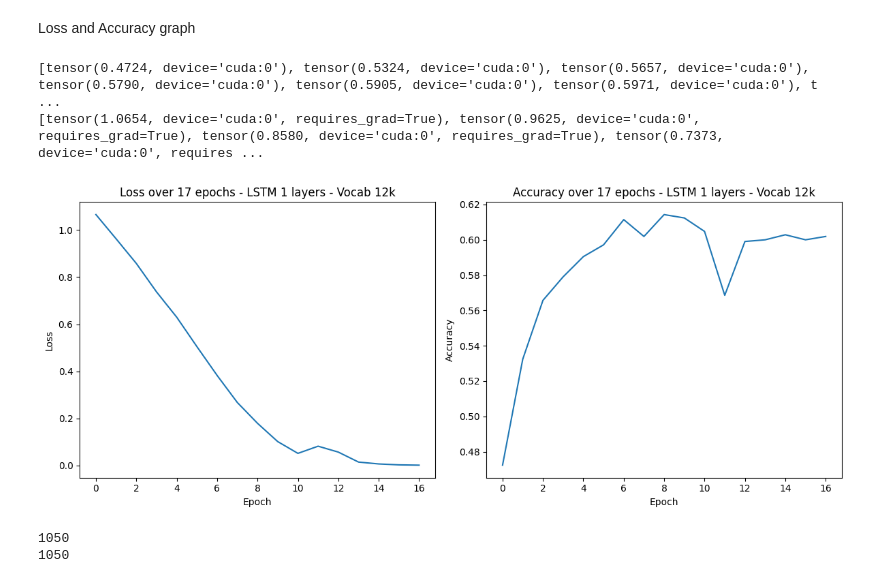
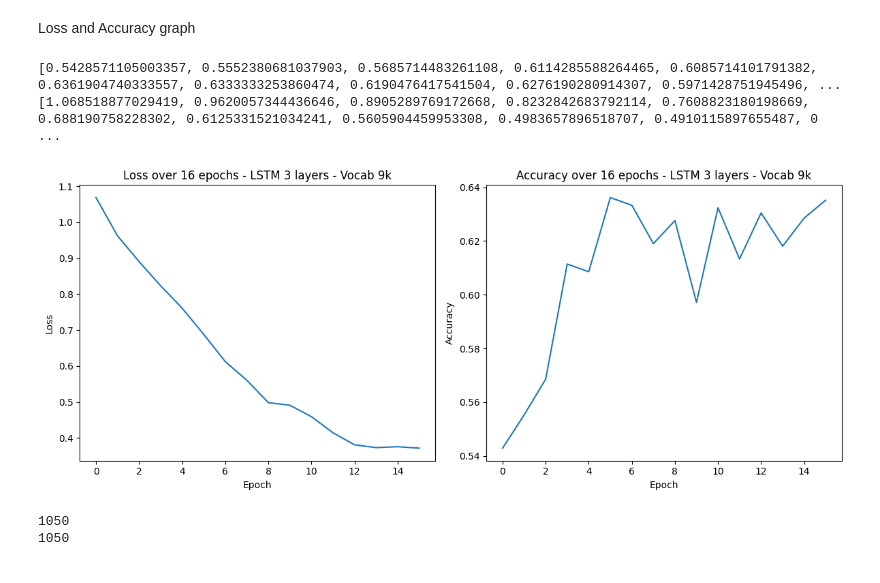
Before and after one commit to chymchym1905/Lab6-W2V--LSTM--CRNN--Sentiment-Analysis, a Jupyter notebook: RNN.ipynb, the cells around one changed output. Drawn from its saved outputs; the diff is of its cells as text; code cells hidden in the pictures.

```diff
--- a/RNN.ipynb
+++ b/RNN.ipynb
@@ -59,18 +93,12 @@ input = "I got an ice cream"
 
 tokenize_output = ["I", "got", "an", "ice", "cream"]
 # %%
-from pyvi import ViTokenizer
 from torchtext.vocab import build_vocab_from_iterator
 import torchtext.transforms as T
-def viTokenize(text):
-    """
-    Tokenize an English text and return a list of tokens
-    """
-    return ViTokenizer.tokenize(text).split()
 
 def tokenize(data):
     for x in data:
-        yield viTokenize(x)
+        yield ViTokenizer.tokenize(x.lower()).split()
 # %%
 vocab = build_vocab_from_iterator(
     tokenize(pd.concat([df_train['Data'], df_test['Data']])),
@@ -130,7 +138,7 @@ def applyTransform(text):
     Apply transforms to sequence of tokens in a sequence pair
     """
 
-    return getTransform(vocab)(viTokenize(text))
+    return getTransform(vocab)(ViTokenizer.tokenize(text.lower()).split())
 # %%
 x_train = df_train['Data'].apply(applyTransform)
 x_test = df_test['Data'].apply(applyTransform)
@@ -167,8 +175,8 @@ print(y_train)
 # %%
 # Define the dimensions
 input_dim = vocabsize # The dimension of your input data (e.g., vocabulary size)
-hidden_dim = 256  # Size of the hidden layer
-embedding_dim =  128
+hidden_dim = 256 # Size of the hidden layer
+embedding_dim =  300
 output_dim = 3  # Two classes: positive and negative
 learning_rate = 0.001
 epochs = 100
@@ -202,9 +210,9 @@ class SentimentClassifier(nn.Module):
         self.embedding = nn.Embedding(input_dim, embedding_dim)
         # self.embedding.weight = nn.Parameter(embedding_matrix.clone().detach())
         self.lstm = nn.LSTM(input_size= embedding_dim,hidden_size=hidden_dim)
-        # self.lstm1 = nn.LSTM(input_size= hidden_dim,hidden_size=128)
-        # self.lstm2 = nn.LSTM(input_size= 128,hidden_size=30)
-        self.fc = nn.Linear(hidden_dim, output_dim)
+        self.lstm1 = nn.LSTM(input_size= hidden_dim,hidden_size=128)
+        self.lstm2 = nn.LSTM(input_size= 128,hidden_size=30)
+        self.fc = nn.Linear(30, output_dim)
         self.dropout = nn.Dropout(0.5)
         # self.sm = nn.LogSoftmax(dim=1)
 
@@ -215,15 +223,15 @@ class SentimentClassifier(nn.Module):
         # Pack the sequences for efficient processing
         packed_data = pack_padded_sequence(embedded, length.sum(1), batch_first=True, enforce_sorted=False)
         output, (hidden, cell) = self.lstm(packed_data)
-        # output1, (hidden1, cell1) = self.lstm1(output)
-        # output2, (hidden2, cell2) = self.lstm2(output1)
+        output1, (hidden1, cell1) = self.lstm1(output)
+        output2, (hidden2, cell2) = self.lstm2(output1)
         """# output dim: [length, batch size, hidden dim]"""
         """# hidden dimension: [1, batch size, hidden dim]"""
         # unpacked_output, unpacked_length = pad_packed_sequence(output,batch_first=True)
         # unpacked_output.squeeze_(1)
-        o = self.fc(hidden.squeeze(0))
+        o = self.fc(hidden2.squeeze(0))
         """hidden dim: [batch size, hidden dim]"""
-        # o = self.dropout(o)
+        o = self.dropout(o)
         # o = self.sm(o)
         return o
 # %% [markdown]
@@ -476,34 +497,34 @@ Loss and Accuracy graph
 # %%
 with open('accuracy_values.pkl', 'rb') as acc:
     acc_array = pickle.load(acc)
 with open('loss_values.pkl', 'rb') as loss:
     loss_arrray = pickle.load(loss)
 print(acc_array)
 print(loss_arrray)
 epoch = range(len(loss_arrray))
 
 for i, x in enumerate(loss_arrray):
     loss_arrray[i] = x.item()
 for i, x in enumerate(acc_array):
     acc_array[i] = x.item()
 
 fig, ax = plt.subplots(1,2, figsize=(12,5))
 
 ax[0].plot(epoch, loss_arrray)
 ax[0].set_xlabel('Epoch')
 ax[0].set_ylabel('Loss')
-ax[0].set_title(f'Loss over {len(loss_arrray)} epochs - LSTM 1 layers - Vocab 12k')
+ax[0].set_title(f'Loss over {len(loss_arrray)} epochs - LSTM 3 layers - Vocab 9k')
 
 ax[1].plot(epoch, acc_array)
 ax[1].set_xlabel('Epoch')
 ax[1].set_ylabel('Accuracy')
-ax[1].set_title(f'Accuracy over {len(acc_array)} epochs - LSTM 1 layers - Vocab 12k')
+ax[1].set_title(f'Accuracy over {len(acc_array)} epochs - LSTM 3 layers - Vocab 9k')
 plt.tight_layout()
 plt.show()
 # %% [output]
-[tensor(0.4724, device='cuda:0'), tensor(0.5324, device='cuda:0'), tensor(0.5657, device='cuda:0'), tensor(0.5790, device='cuda:0'), tensor(0.5905, device='cuda:0'), tensor(0.5971, device='cuda:0'), t ...
-[tensor(1.0654, device='cuda:0', requires_grad=True), tensor(0.9625, device='cuda:0', requires_grad=True), tensor(0.8580, device='cuda:0', requires_grad=True), tensor(0.7373, device='cuda:0', requires ...
+[0.5428571105003357, 0.5552380681037903, 0.5685714483261108, 0.6114285588264465, 0.6085714101791382, 0.6361904740333557, 0.6333333253860474, 0.6190476417541504, 0.6276190280914307, 0.5971428751945496, ...
+[1.068518877029419, 0.9620057344436646, 0.8905289769172668, 0.8232842683792114, 0.7608823180198669, 0.688190758228302, 0.6125331521034241, 0.5605904459953308, 0.4983657896518707, 0.4910115897655487, 0 ...
-[figure, old version]
+[figure, new version]
 # %%
 model.eval()
 
```
Also changed, not shown: parts of 15 cells of this notebook, 28 other files.
